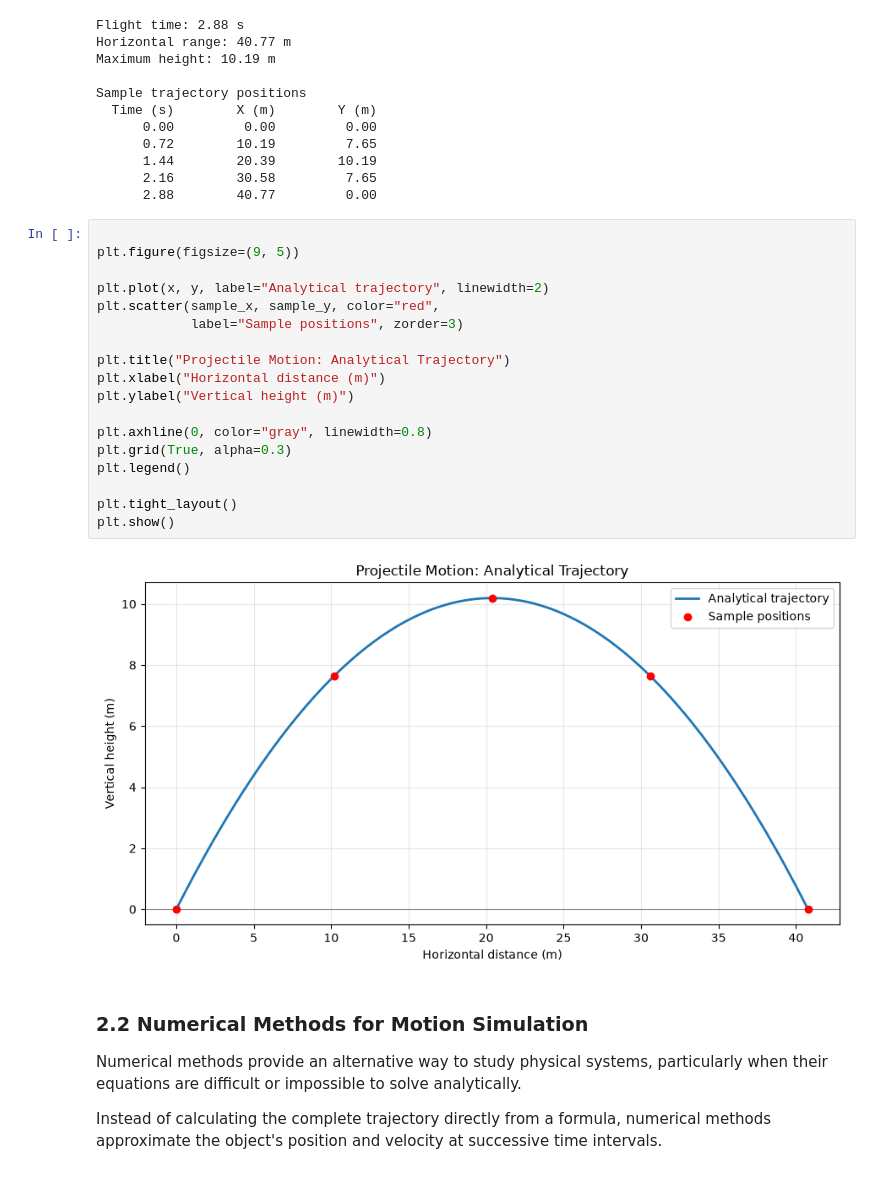
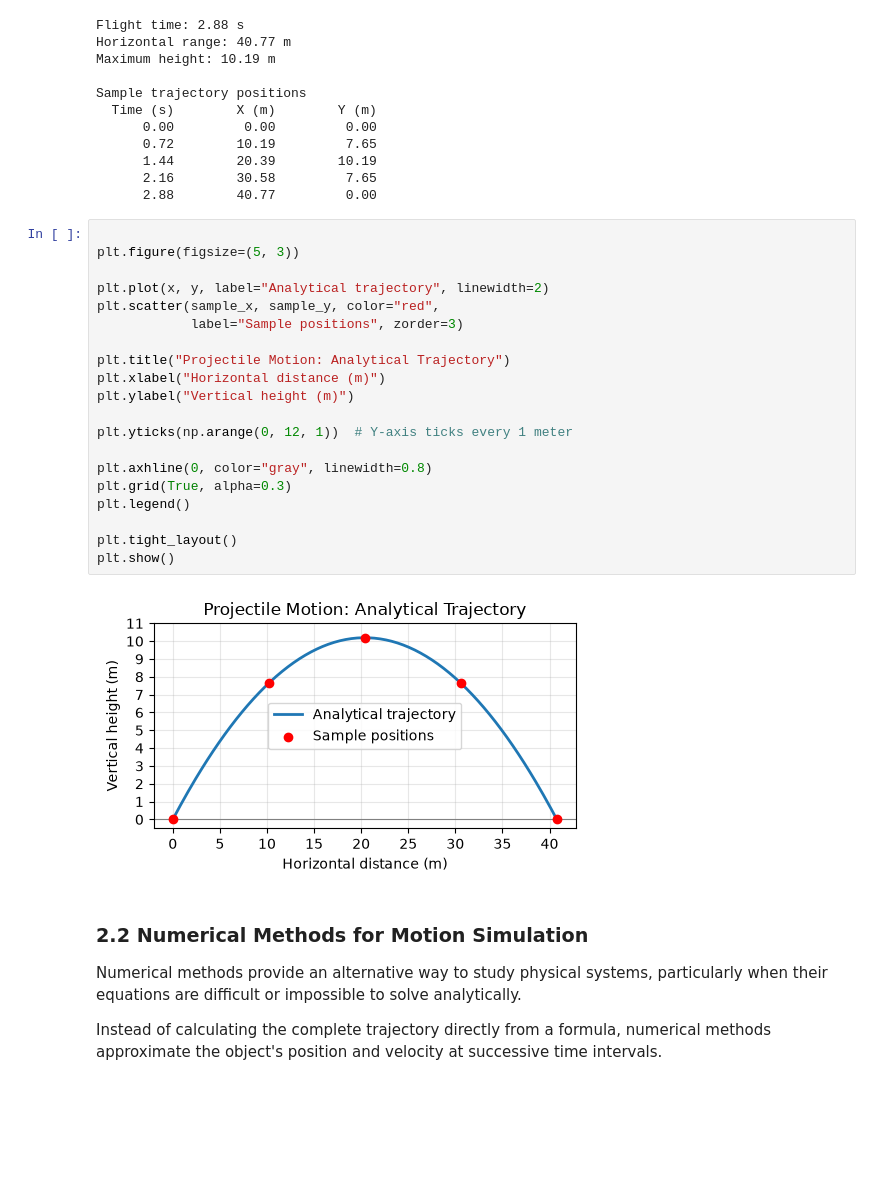
Before and after one commit to VesiBaleva/Math-Concepts-for-Developers, a Jupyter notebook: artillery_math.ipynb, the cells around one changed output. Drawn from its saved outputs; the diff is of its cells as text; blank space fills up the shorter version.

```diff
--- a/artillery_math.ipynb
+++ b/artillery_math.ipynb
@@ -230,24 +230,26 @@ Sample trajectory positions
       2.88        40.77         0.00
 # %%
 
-plt.figure(figsize=(9, 5))
+plt.figure(figsize=(5, 3))
 
 plt.plot(x, y, label="Analytical trajectory", linewidth=2)
 plt.scatter(sample_x, sample_y, color="red",
             label="Sample positions", zorder=3)
 
 plt.title("Projectile Motion: Analytical Trajectory")
 plt.xlabel("Horizontal distance (m)")
 plt.ylabel("Vertical height (m)")
 
+plt.yticks(np.arange(0, 12, 1))  # Y-axis ticks every 1 meter
+
 plt.axhline(0, color="gray", linewidth=0.8)
 plt.grid(True, alpha=0.3)
 plt.legend()
 
 plt.tight_layout()
 plt.show()
 # %% [output]
-[figure, old version]
+[figure, new version]
 # %% [markdown]
 ### 2.2 Numerical Methods for Motion Simulation
 
```
